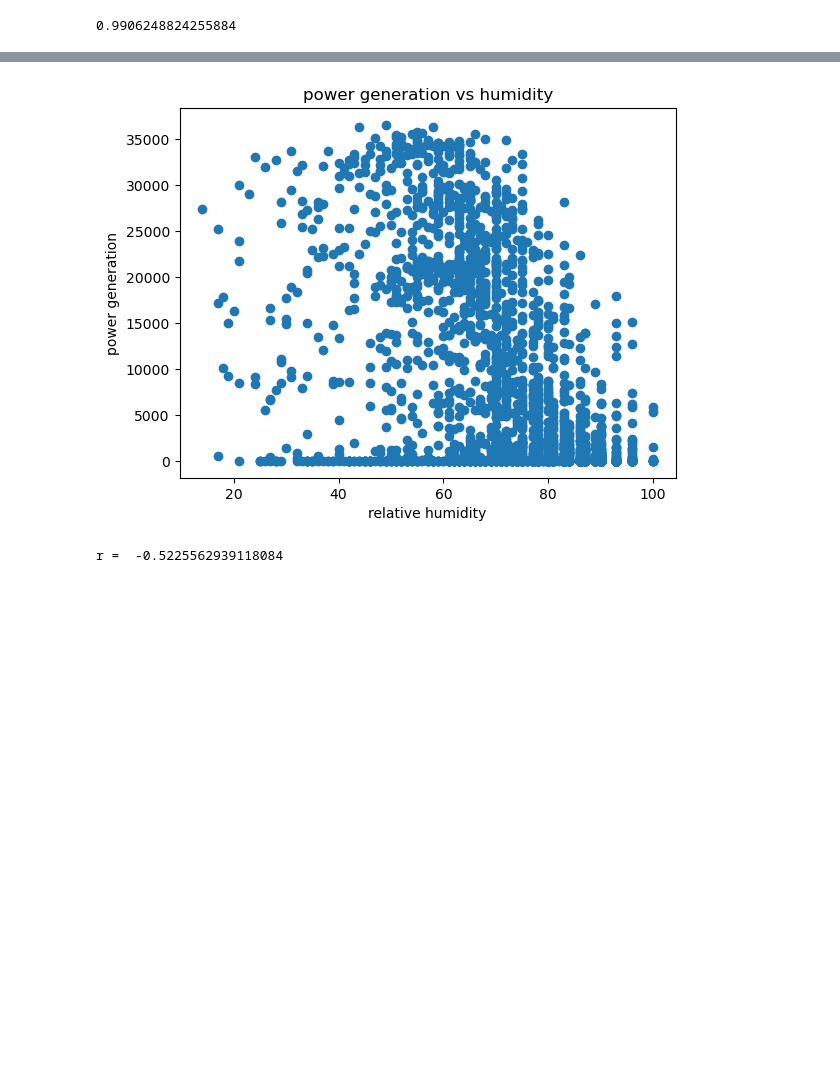
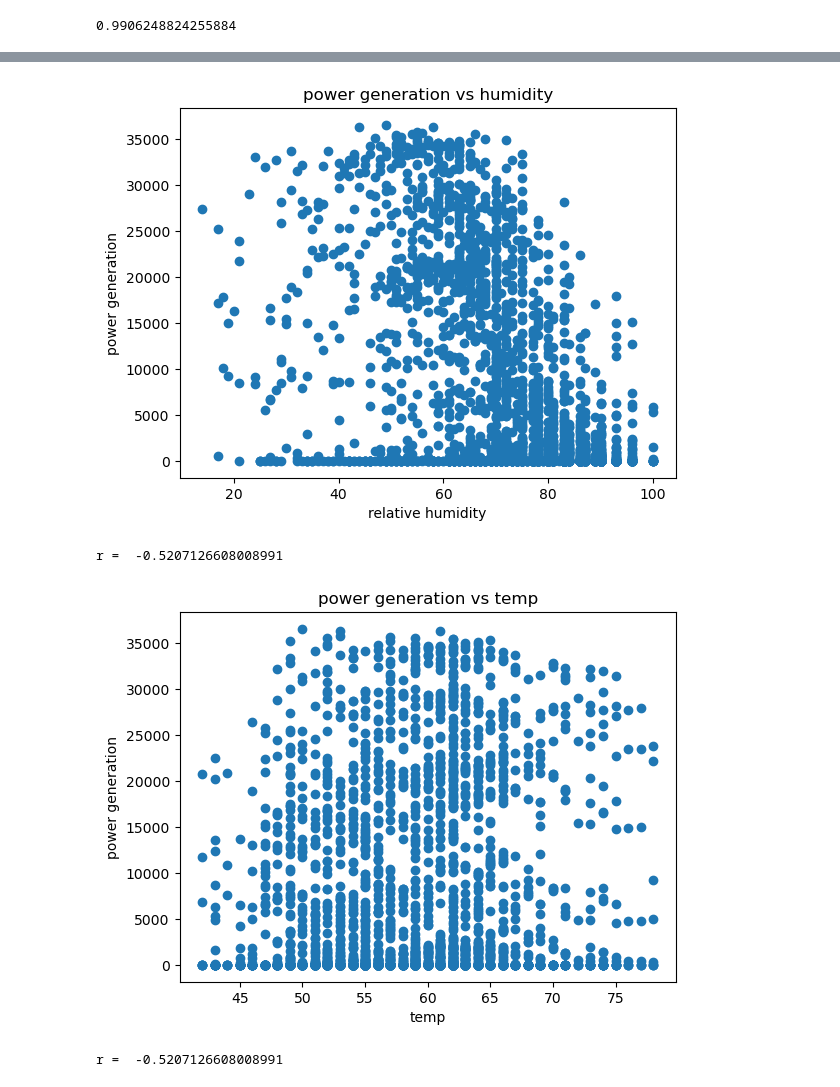
Before and after one commit to exu3/EE3315, a Jupyter notebook: L01_nb/L01.ipynb, the cells around one changed output, grey strips where cells are left out. Saved outputs shown, nothing was run; the diff lists cells and outputs as text; code cells hidden in the pictures; blank space fills up the shorter version.

```diff
--- a/L01_nb/L01.ipynb
+++ b/L01_nb/L01.ipynb
@@ -100,16 +92,32 @@ data = np.array(data)
 # %%
-# Calculates the correlation coefficient between Distance to Solar Noon (col 6) and
+# Calculates the r between Distance to Solar Noon (col 6) and
 # Power Generation as well as Relative Humidity and Power Generation
 
-dtsn = []
-pg = []
-rh = []
+dtsn, temp, pg, rh = [], [], [], []
+
 data = data[1:] # delete header
 for i in range(len(data)):
     dtsn.append(float(data[i][6]))
+    temp.append(float(data[i][7]))
     pg.append(float(data[i][15]))
     rh.append(float(data[i][12]))
 
-print(compute_r(dtsn, pg))
-print(compute_r(rh, pg))
+# clean up data
+# for i in range(len(pg) - 1, -1, -1):  # iterate backwards
+#     if pg[i] == 0:
+#         dtsn.pop(i)
+#         pg.pop(i)
+#         rh.pop(i)
+#         temp.pop(i)
+
+print("dtsn r = ", compute_r(dtsn, pg))
+print("rhumidity r = ", compute_r(rh, pg))
+
+# before
+# dtsn r =  -0.7466669504871705
+# rhumidity r =  -0.5225753489648308
+
+# after cu
+# dtsn r =  -0.7793238516909664
+# rhumidity r =  -0.5306096503812445
 # %% [output]
@@ -142,6 +150,21 @@ ax.set_title('power generation vs humidity')
 plt.show()
 print("r = ", compute_r(rh, pg))
 # %% [output]
-[figure, old version]
+[figure, new version]
-r =  -0.5225562939118084
+r =  -0.5207126608008991
+# %%
+# pg vs temp
+fig, ax = plt.subplots()
+
+ax.scatter(temp, pg)
+
+ax.set_xlabel('temp')
+ax.set_ylabel('power generation')
+ax.set_title('power generation vs temp')
+
+plt.show()
+print("r = ", compute_r(rh, pg))
+# %% [output]
+[figure, added]
+r =  -0.5207126608008991
 # %% [markdown]
```
Also changed, not shown: parts of 10 cells of this notebook, 14 other files.
